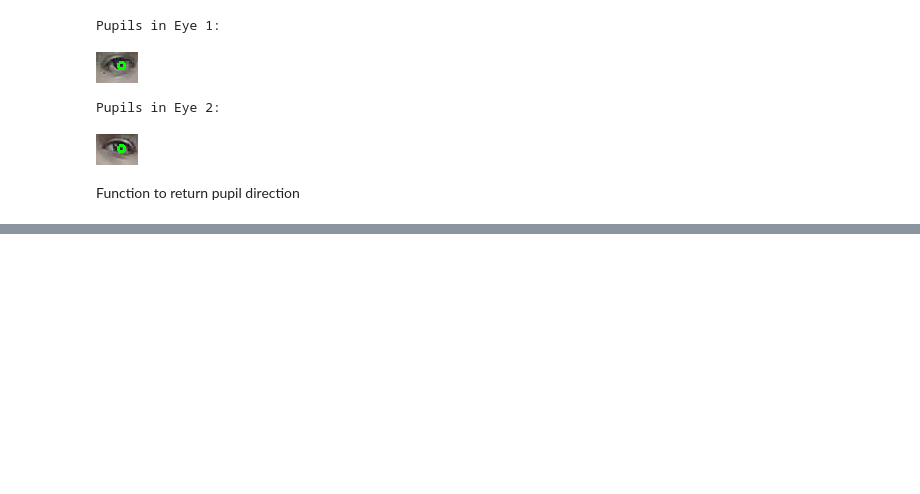
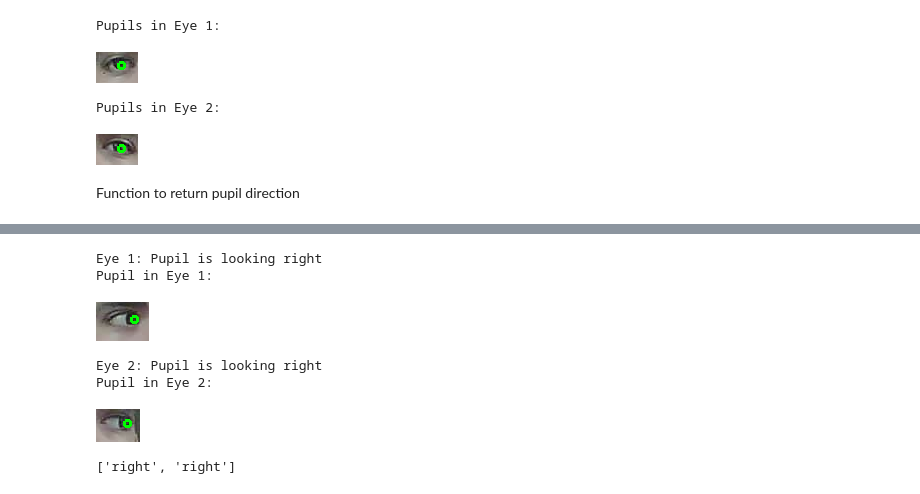
Before and after one commit to Naaafis/Low-Cost_Eye-Tracker, a Jupyter notebook: eye_tracker.ipynb, the cells around one changed output, grey strips where cells are left out. Cells and saved outputs as stored; diff of their text form; code cells hidden in the pictures; blank space fills up the shorter version.

```diff
--- a/eye_tracker.ipynb
+++ b/eye_tracker.ipynb
@@ -273,0 +309,18 @@ Pupils in Eye 2 not detected.
+# %%
+# Test pupil direction
+# test function on sample image from Images folder
+with open('Images/right.txt', 'r') as file:
+    base64_image = file.read()
+img2 = decode_image(base64_image)
+
+# Function to test and show detected face
+face_img2 = detect_face(img2)
+display_detected_pupils_directions(face_img2)
+# %% [output]
+Eye 1: Pupil is looking right
+Pupil in Eye 1:
+[figure, added]
+Eye 2: Pupil is looking right
+Pupil in Eye 2:
+[figure, added]
+['right', 'right']
```
Also changed, not shown: parts of 4 cells of this notebook.
